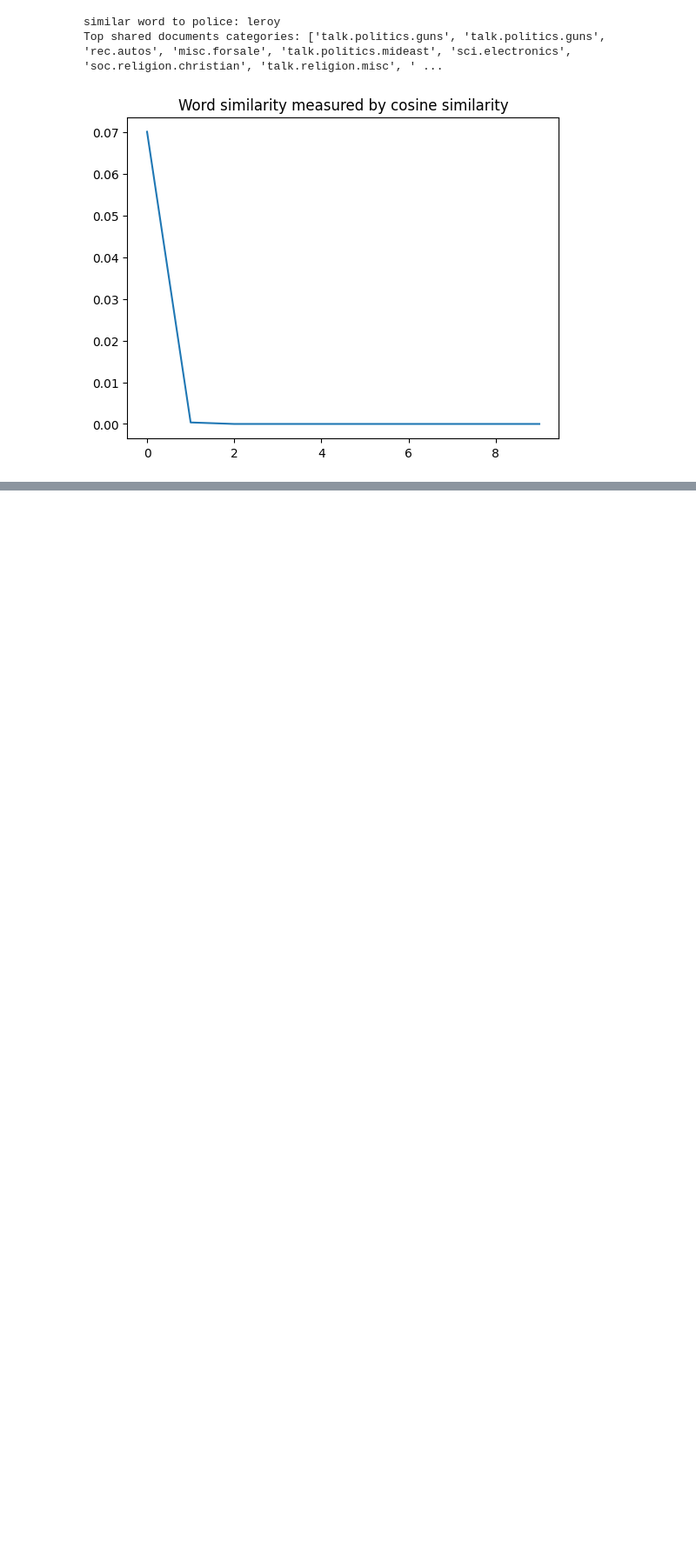
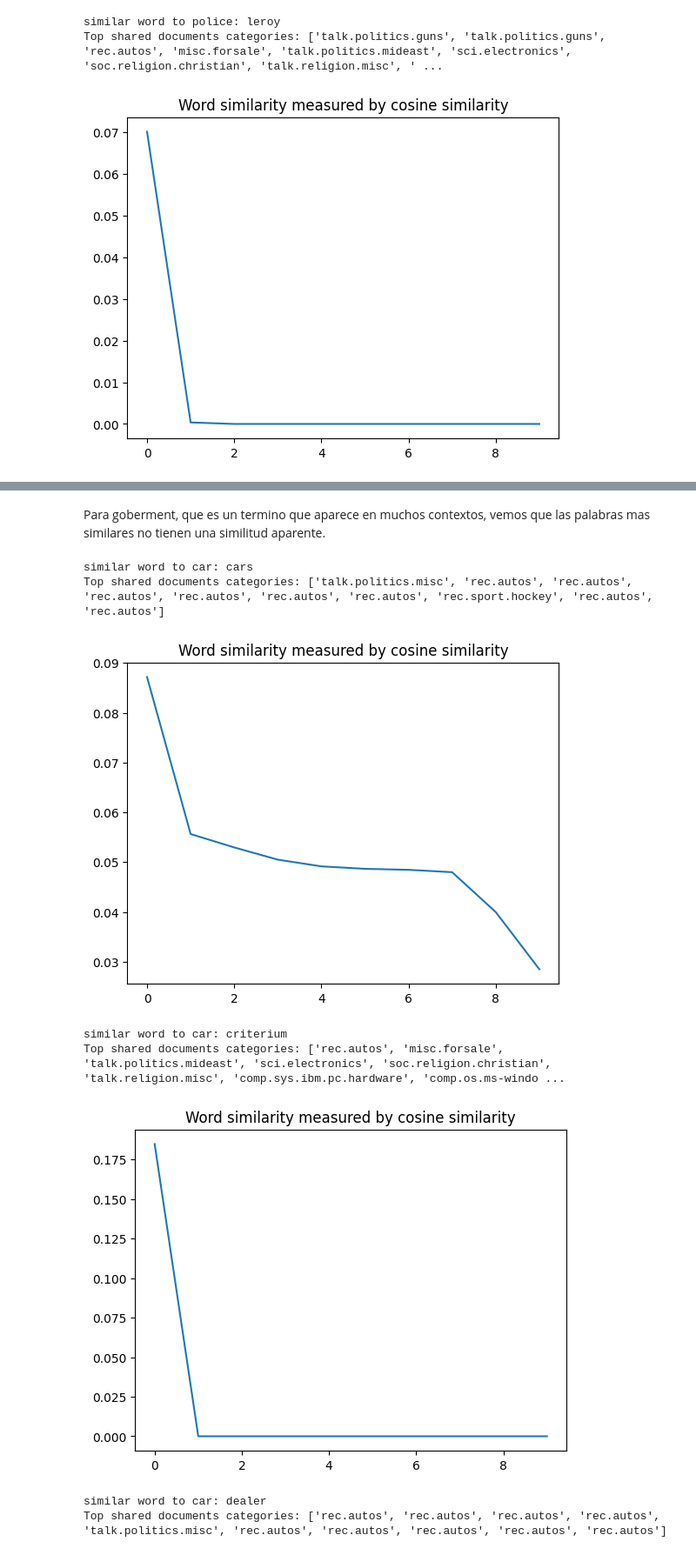
Before and after one commit to LeoCenturion/ceia-nlp, a Jupyter notebook: desafios/desafio_1.ipynb, the cells around one changed output, grey strips where cells are left out. Shown at 87% size. Cells and saved outputs as stored; diff of their text form; code cells hidden in the pictures; blank space fills up the shorter version.

```diff
--- a/desafios/desafio_1.ipynb
+++ b/desafios/desafio_1.ipynb
@@ -1101,0 +1111,13 @@ array([[0.1382319 , 0.1067036 , 0.23029327, ..., 0.12320753, 0.08765353,
+# %% [markdown]
+Para goberment, que es un termino que aparece en muchos contextos, vemos que las palabras mas similares no tienen una similitud aparente.
+# %%
+analyze_similar_words('car', term_document, newsgroups_train, idx2word)
+# %% [output]
+similar word to car: cars
+Top shared documents categories: ['talk.politics.misc', 'rec.autos', 'rec.autos', 'rec.autos', 'rec.autos', 'rec.autos', 'rec.autos', 'rec.sport.hockey', 'rec.autos', 'rec.autos']
+[figure, added]
+similar word to car: criterium
+Top shared documents categories: ['rec.autos', 'misc.forsale', 'talk.politics.mideast', 'sci.electronics', 'soc.religion.christian', 'talk.religion.misc', 'comp.sys.ibm.pc.hardware', 'comp.os.ms-windo ...
+[figure, added]
+similar word to car: dealer
+Top shared documents categories: ['rec.autos', 'rec.autos', 'rec.autos', 'rec.autos', 'talk.politics.misc', 'rec.autos', 'rec.autos', 'rec.autos', 'rec.autos', 'rec.autos']
```
Also changed, not shown: parts of 10 cells of this notebook.
